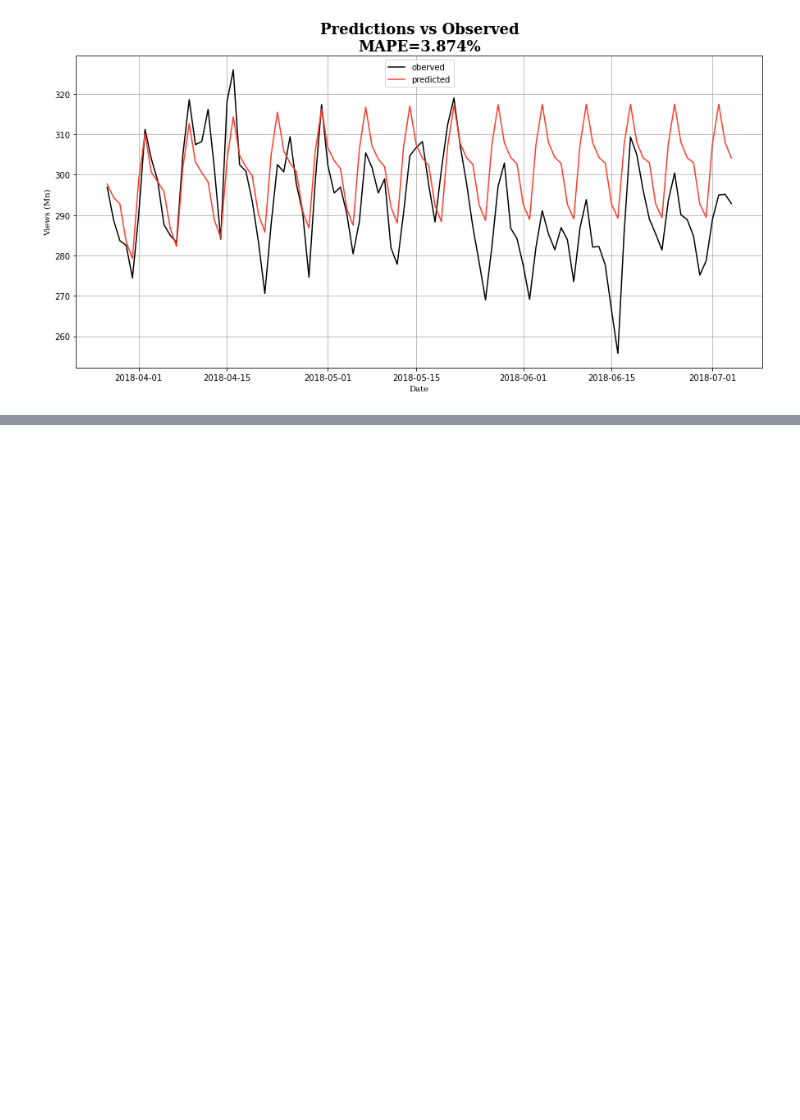
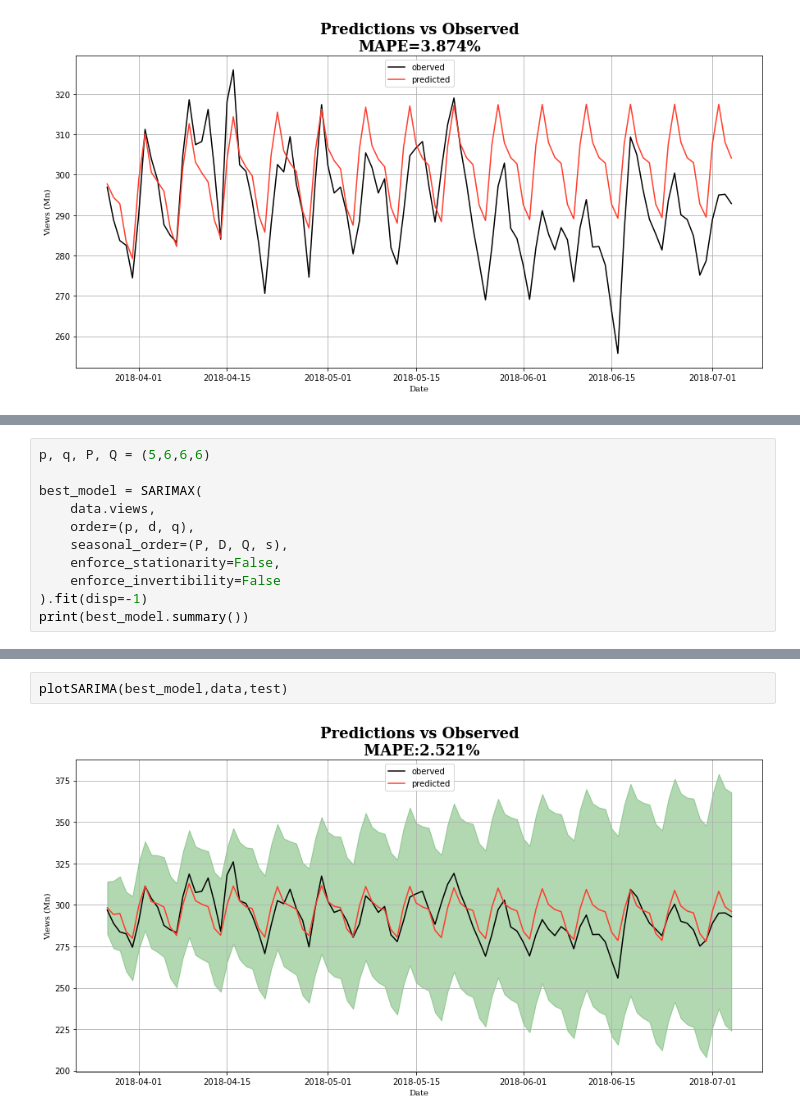
Before and after one commit to Ransaka/MyForecastingRepo, a Jupyter notebook: 02. Intermediate/ARIMA and Family.ipynb, the cells around one changed output, grey strips where cells are left out. Saved outputs shown, nothing was run; the diff lists cells and outputs as text; blank space fills up the shorter version.

```diff
--- a/02. Intermediate/ARIMA and Family.ipynb
+++ b/02. Intermediate/ARIMA and Family.ipynb
@@ -241,0 +348,11 @@ plot_predictions(test,future_predictions)
+# %%
+p, q, P, Q = (5,6,6,6)
+
+best_model = SARIMAX(
+    data.views,
+    order=(p, d, q),
+    seasonal_order=(P, D, Q, s),
+    enforce_stationarity=False,
+    enforce_invertibility=False
+).fit(disp=-1)
+print(best_model.summary())
@@ -241,0 +377,4 @@ plot_predictions(test,future_predictions)
+# %%
+plotSARIMA(best_model,data,test)
+# %% [output]
+[figure, added]
```
Also changed, not shown: parts of 39 cells of this notebook.
